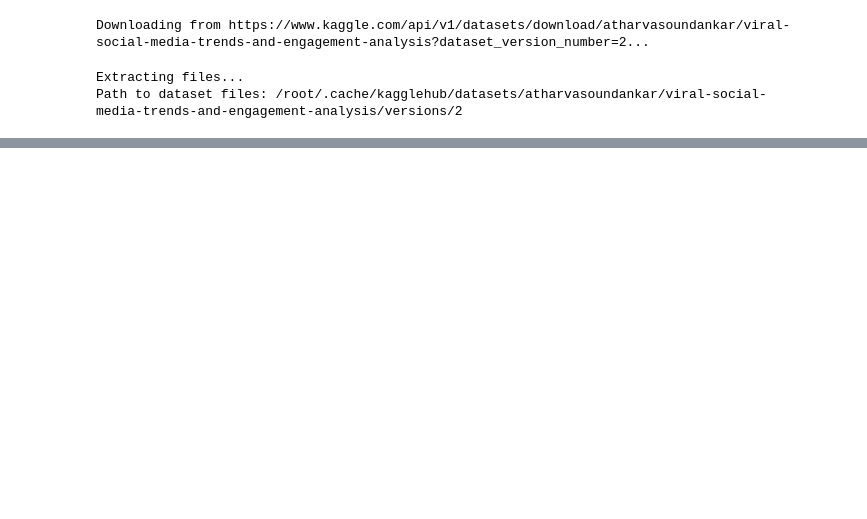
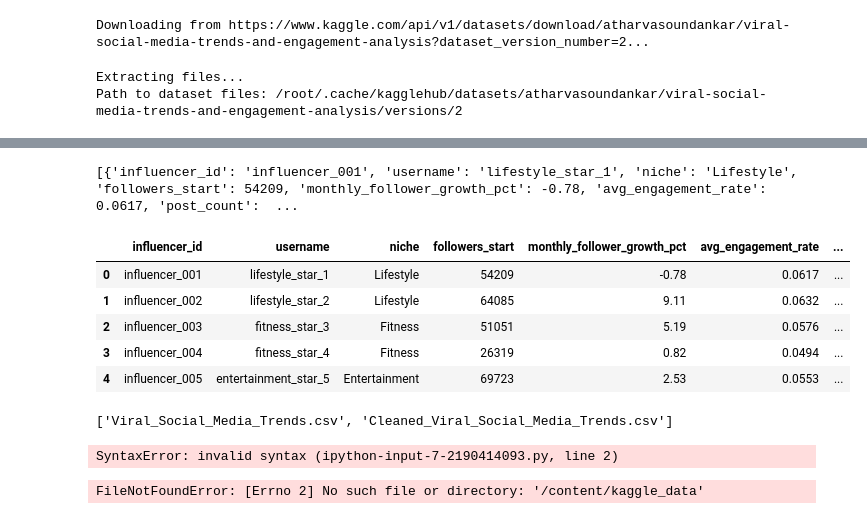
Before and after one commit to Diveesha909/Creatyourcontent, a Jupyter notebook: EDAforphase1.ipynb, the cells around one changed output, grey strips where cells are left out. Cells and saved outputs as stored; diff of their text form; code cells hidden in the pictures; blank space fills up the shorter version.

```diff
--- a/EDAforphase1.ipynb
+++ b/EDAforphase1.ipynb
@@ -13,0 +24,35 @@ Path to dataset files: /root/.cache/kagglehub/datasets/atharvasoundankar/viral-s
+# %%
+import json
+with open("/content/Creatyourcontent/synthetic_influencers.json", "r") as f:
+  data = json.load(f)
+# %% [output]
+[{'influencer_id': 'influencer_001', 'username': 'lifestyle_star_1', 'niche': 'Lifestyle', 'followers_start': 54209, 'monthly_follower_growth_pct': -0.78, 'avg_engagement_rate': 0.0617, 'post_count':  ...
+# %%
+import pandas as pd
+
+df = pd.DataFrame(data)
+display(df.head())
+# %% [output]
+|  | influencer_id | username | niche | followers_start | monthly_follower_growth_pct | avg_engagement_rate | ... |
+| 0 | influencer_001 | lifestyle_star_1 | Lifestyle | 54209 | -0.78 | 0.0617 | ... |
+| 1 | influencer_002 | lifestyle_star_2 | Lifestyle | 64085 | 9.11 | 0.0632 | ... |
+| 2 | influencer_003 | fitness_star_3 | Fitness | 51051 | 5.19 | 0.0576 | ... |
+| 3 | influencer_004 | fitness_star_4 | Fitness | 26319 | 0.82 | 0.0494 | ... |
+| 4 | influencer_005 | entertainment_star_5 | Entertainment | 69723 | 2.53 | 0.0553 | ... |
+# %%
+import os
+
+path = "/root/.cache/kagglehub/datasets/atharvasoundankar/viral-social-media-trends-and-engagement-analysis/versions/2"
+print(os.listdir(path))
+# %% [output]
+['Viral_Social_Media_Trends.csv', 'Cleaned_Viral_Social_Media_Trends.csv']
+# %%
+mkdir -p /content/kaggle_data
+mv /root/.cache/kagglehub/datasets/atharvasoundankar/viral-social-media-trends-and-engagement-analysis/versions/2/* /content/kaggle_data/
+# %% [output]
+SyntaxError: invalid syntax (ipython-input-7-2190414093.py, line 2)
+# %%
+import os
+print(os.listdir('/content/kaggle_data'))
+# %% [output]
+FileNotFoundError: [Errno 2] No such file or directory: '/content/kaggle_data'
```
Also changed, not shown: parts of 4 cells of this notebook.
